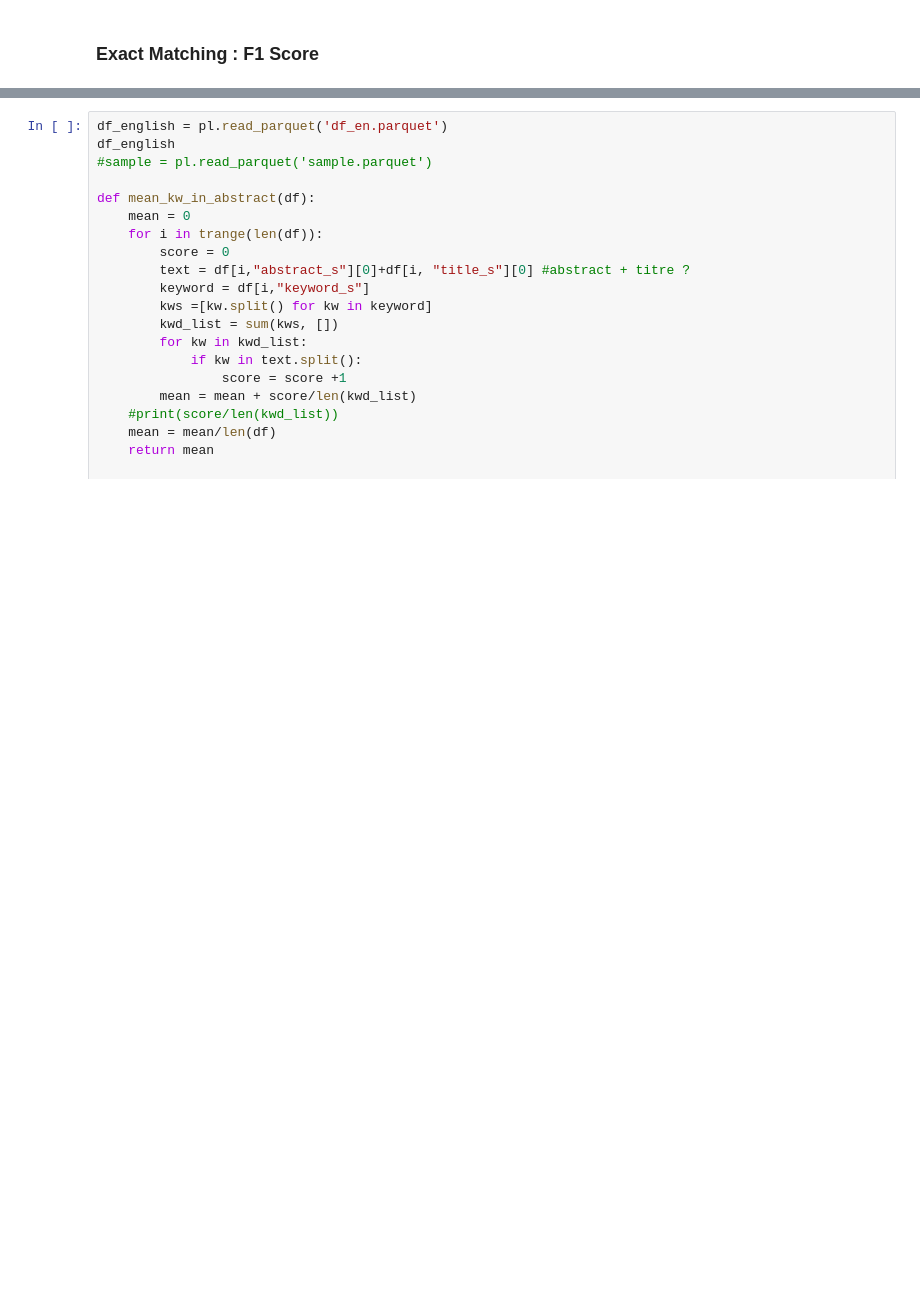
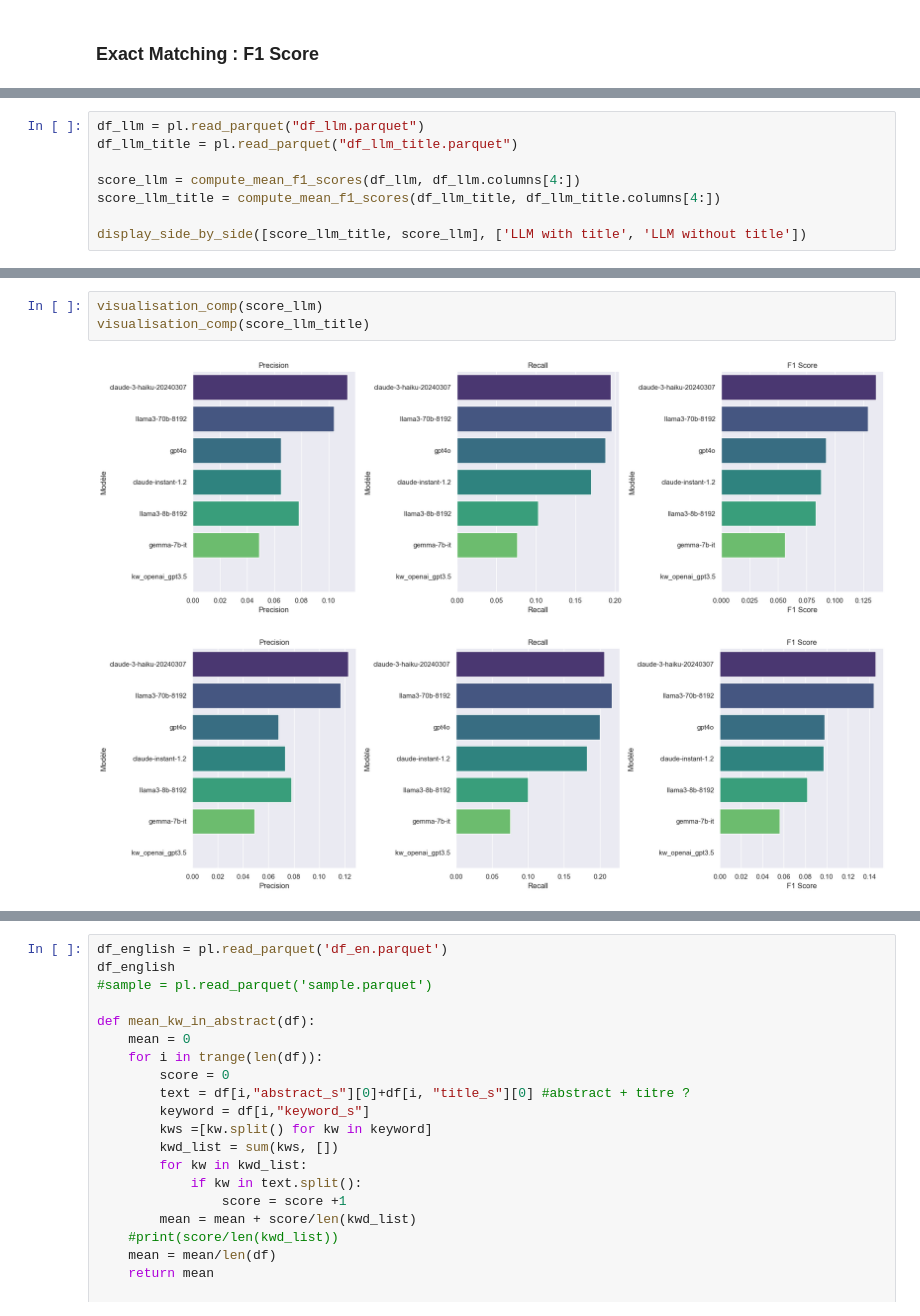
Before and after one commit to nacefbm/keywords_2024, a Jupyter notebook: TER_Keyword_Extraction_sur_BDD_HAL.ipynb, the cells around one changed output, grey strips where cells are left out. Drawn from its saved outputs; the diff is of its cells as text; blank space fills up the shorter version.

```diff
--- a/TER_Keyword_Extraction_sur_BDD_HAL.ipynb
+++ b/TER_Keyword_Extraction_sur_BDD_HAL.ipynb
@@ -1302,0 +1393,8 @@ GPT3 without title
+# %%
+df_llm = pl.read_parquet("df_llm.parquet")
+df_llm_title = pl.read_parquet("df_llm_title.parquet")
+
+score_llm = compute_mean_f1_scores(df_llm, df_llm.columns[4:])
+score_llm_title = compute_mean_f1_scores(df_llm_title, df_llm_title.columns[4:])
+
+display_side_by_side([score_llm_title, score_llm], ['LLM with title', 'LLM without title'])
@@ -1302,0 +1420,6 @@ GPT3 without title
+# %%
+visualisation_comp(score_llm)
+visualisation_comp(score_llm_title)
+# %% [output]
+[figure, added]
+[figure, added]
```
Also changed, not shown: parts of 83 cells of this notebook.
